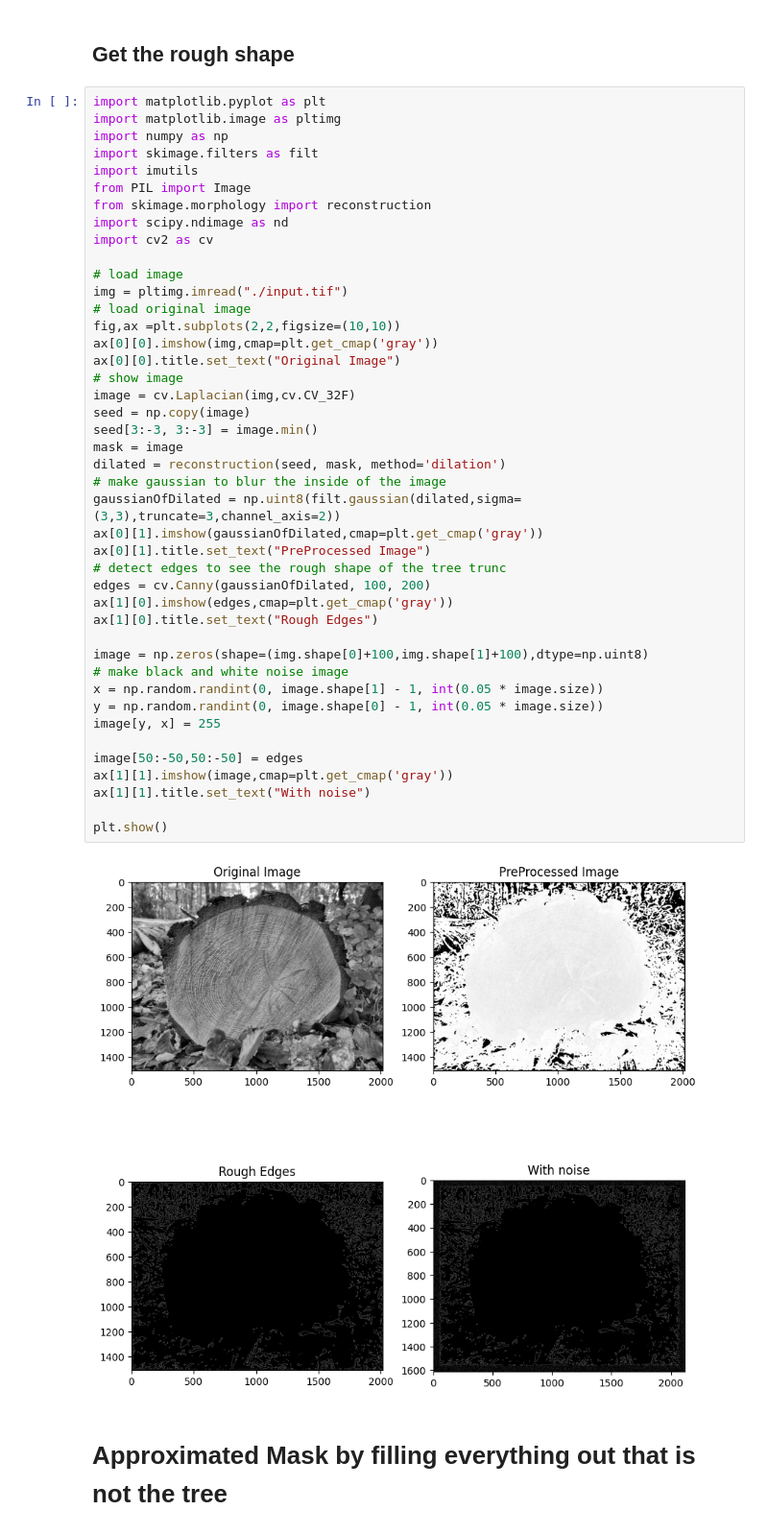
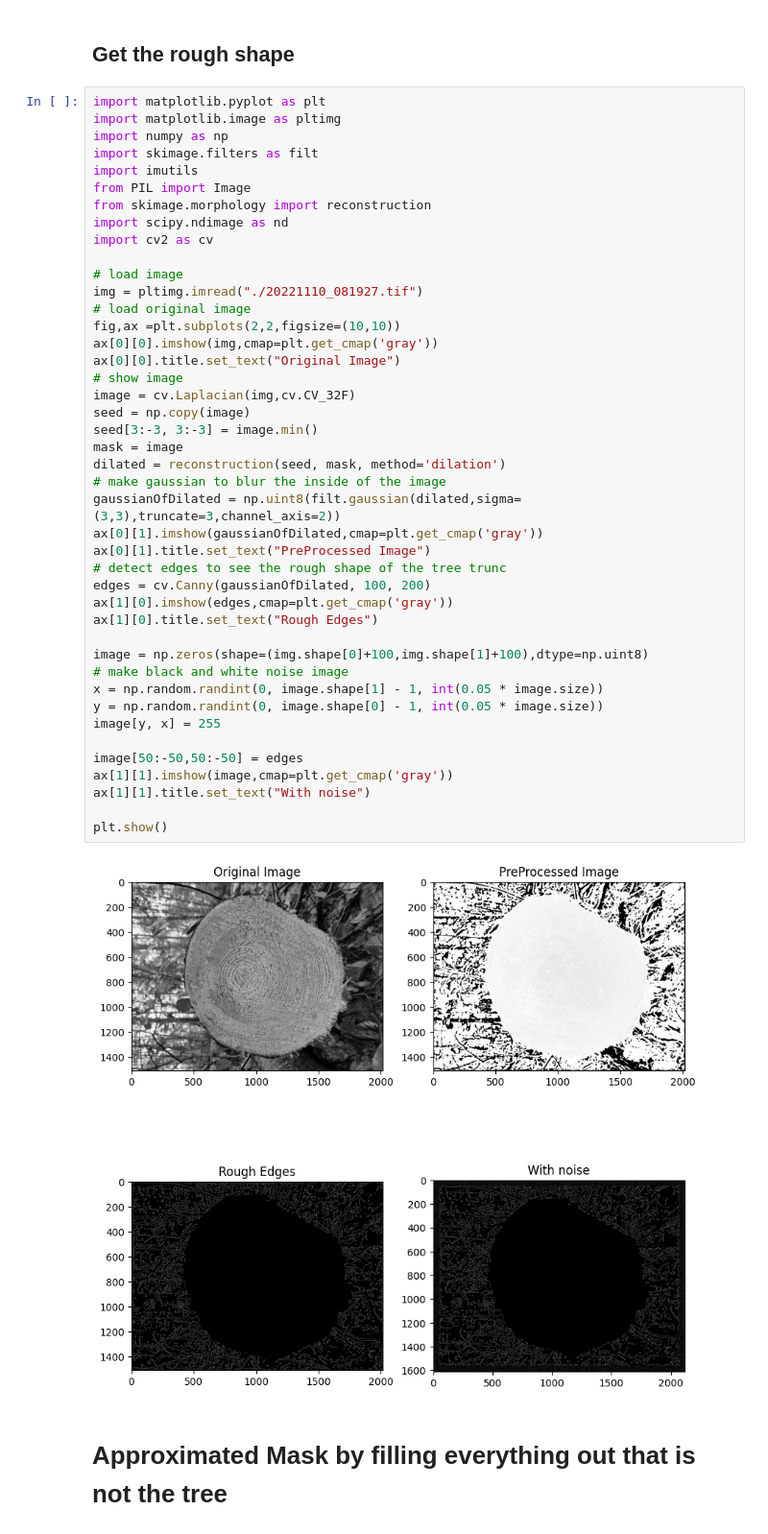
Before and after one commit to TheLoraxxz/DHBW-Mosbach-Digit-Bildverarbeitung-WS2023, a Jupyter notebook: CountRings.ipynb, the cells around one changed output. Shown at 96% size. Drawn from its saved outputs; the diff is of its cells as text.

```diff
--- a/CountRings.ipynb
+++ b/CountRings.ipynb
@@ -15,39 +15,39 @@ import scipy.ndimage as nd
 import cv2 as cv
 
 # load image
-img = pltimg.imread("./input.tif")
+img = pltimg.imread("./20221110_081927.tif")
 # load original image
 fig,ax =plt.subplots(2,2,figsize=(10,10))
 ax[0][0].imshow(img,cmap=plt.get_cmap('gray'))
 ax[0][0].title.set_text("Original Image")
 # show image
 image = cv.Laplacian(img,cv.CV_32F)
 seed = np.copy(image)
 seed[3:-3, 3:-3] = image.min()
 mask = image
 dilated = reconstruction(seed, mask, method='dilation')
 # make gaussian to blur the inside of the image
 gaussianOfDilated = np.uint8(filt.gaussian(dilated,sigma=(3,3),truncate=3,channel_axis=2))
 ax[0][1].imshow(gaussianOfDilated,cmap=plt.get_cmap('gray'))
 ax[0][1].title.set_text("PreProcessed Image")
 # detect edges to see the rough shape of the tree trunc
 edges = cv.Canny(gaussianOfDilated, 100, 200)
 ax[1][0].imshow(edges,cmap=plt.get_cmap('gray'))
 ax[1][0].title.set_text("Rough Edges")
 
 image = np.zeros(shape=(img.shape[0]+100,img.shape[1]+100),dtype=np.uint8)
 # make black and white noise image
 x = np.random.randint(0, image.shape[1] - 1, int(0.05 * image.size))
 y = np.random.randint(0, image.shape[0] - 1, int(0.05 * image.size))
 image[y, x] = 255
 
 image[50:-50,50:-50] = edges
 ax[1][1].imshow(image,cmap=plt.get_cmap('gray'))
 ax[1][1].title.set_text("With noise")
 
 plt.show()
 # %% [output]
-[figure, old version]
+[figure, new version]
 # %% [markdown]
 # Approximated Mask by filling everything out that is not the tree
 # %%
```
Also changed, not shown: parts of 4 cells of this notebook, 4 other files.
